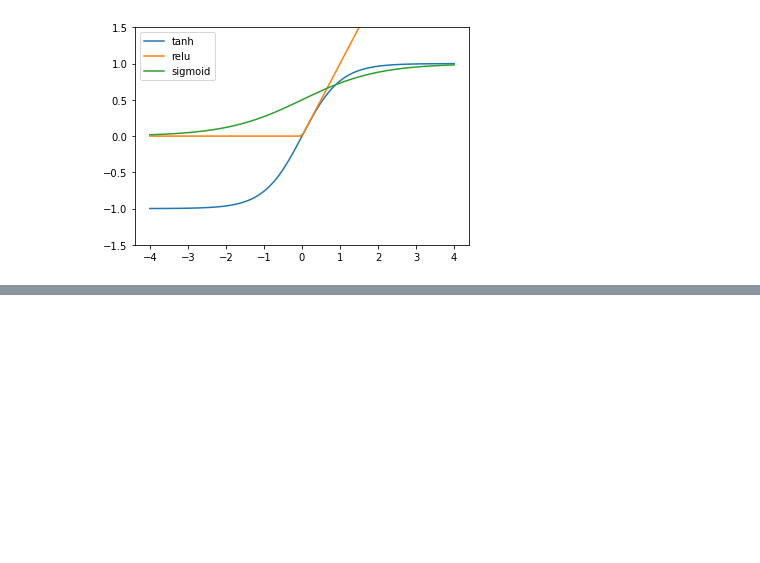
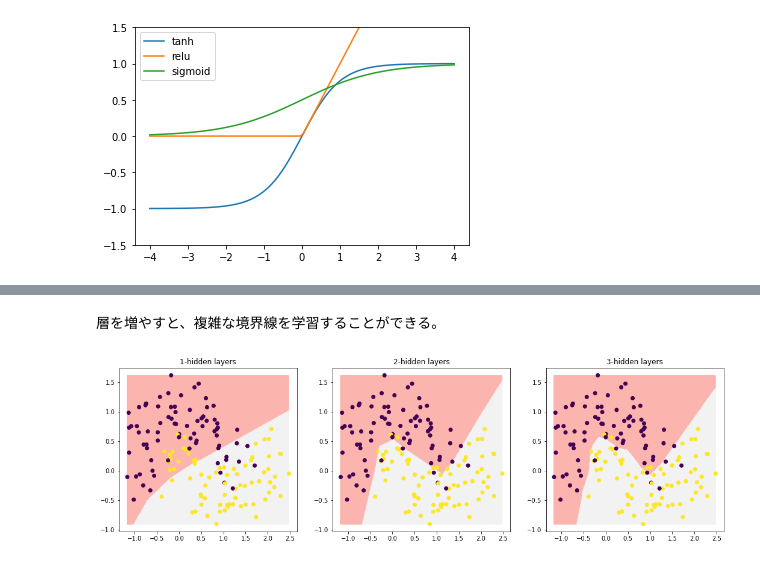
Before and after one commit to HidemotoNakada/j-techno, a Jupyter notebook: parts/2.2.5 ニューラルネットワーク.ipynb, the cells around one changed output, grey strips where cells are left out. Saved outputs shown, nothing was run; the diff lists cells and outputs as text; code cells hidden in the pictures; blank space fills up the shorter version.

```diff
--- a/parts/2.2.5 ニューラルネットワーク.ipynb
+++ b/parts/2.2.5 ニューラルネットワーク.ipynb
@@ -137,0 +160,15 @@ plt_predict(mdl, plt.gca(), X_train, '3 layers')
+# %% [markdown]
+層を増やすと、複雑な境界線を学習することができる。
+# %%
+from sklearn.neural_network import MLPClassifier
+
+hiddens=[[10], [10, 10], [10, 10, 10]]
+
+_, axes = plt.subplots(1,3, figsize=(18, 5))
+for i, h in enumerate(hiddens):
+    mdl = MLPClassifier(solver='adam', hidden_layer_sizes=h, activation='relu', max_iter=100000)
+    mdl.fit(X_train, y_train)
+    plt_predict(mdl, axes[i], X_train, f'{i+1}-hidden layers')
+    axes[i].scatter(X_train[:,0], X_train[:,1], c=y_train)
+# %% [output]
+[figure, added]
```
Also changed, not shown: parts of 16 cells of this notebook, 20 other files.
